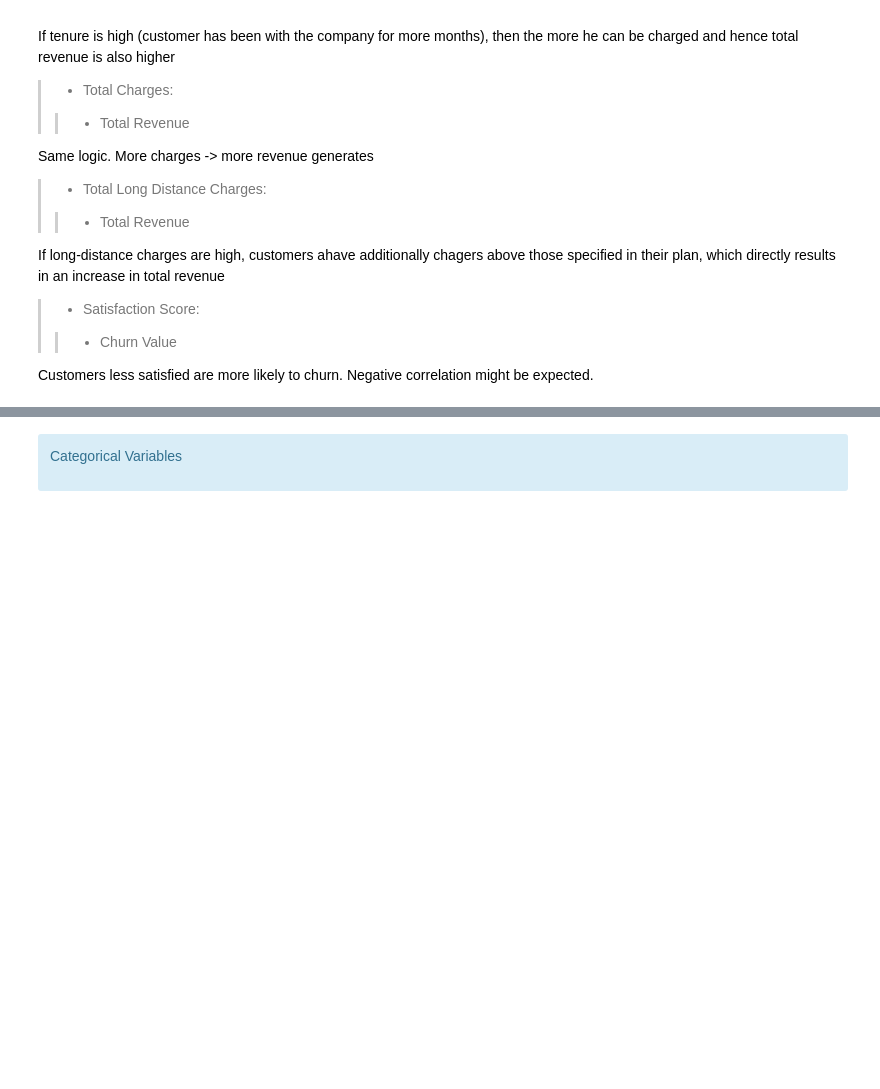
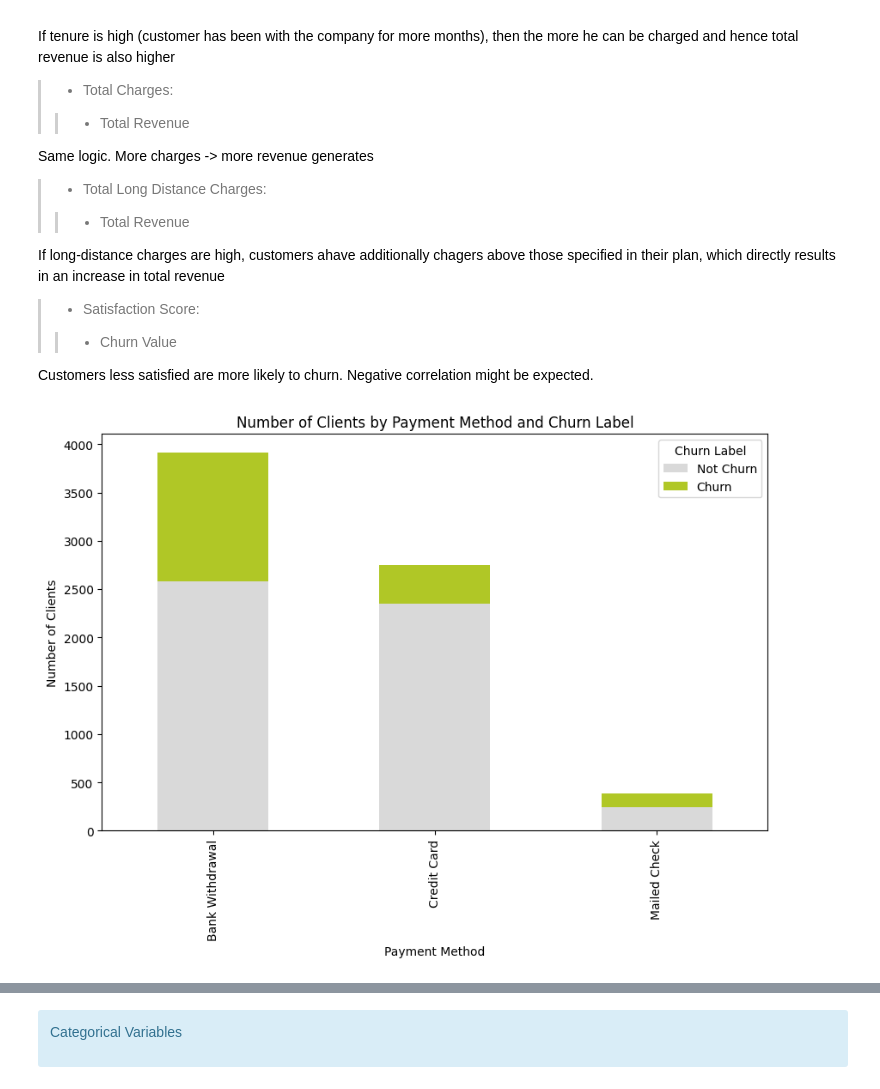
Before and after one commit to sarasustelosantos/bootcamp_group, a Jupyter notebook: 01_data_exploration.ipynb, the cells around one changed output, grey strips where cells are left out. Saved outputs shown, nothing was run; the diff lists cells and outputs as text; code cells hidden in the pictures; blank space fills up the shorter version.

```diff
--- a/01_data_exploration.ipynb
+++ b/01_data_exploration.ipynb
@@ -481,3 +485,25 @@ If long-distance charges are high, customers ahave additionally chagers above th
 >>    - Churn Value<p>
 
 Customers less satisfied are more likely to churn. Negative correlation might be expected.
+# %%
+# Group by 'Payment Method' and 'Churn Label' and count the number of clients
+payment_data = df.groupby(['Payment Method', 'Churn Label']).size().unstack()
+
+# Plot the stacked bar chart
+payment_data.plot(kind='bar', stacked=True, figsize=(10, 6), color=['#D9D9D9', '#B0C726'])
+
+# Set labels and title
+plt.xlabel('Payment Method')
+plt.ylabel('Number of Clients')
+plt.title('Number of Clients by Payment Method and Churn Label')
+
+# Customize legend labels and colors
+legend_labels = ['Not Churn', 'Churn']
+plt.legend(legend_labels, title='Churn Label', loc='upper right')
+
+plt.savefig('outputs/Number of Clients by Payment Method and Churn Label.png', bbox_inches='tight', transparent=True)
+
+# Show the plot
+plt.show()
+# %% [output]
+[figure, added]
```
Also changed, not shown: parts of 17 cells of this notebook, 5 other files.
